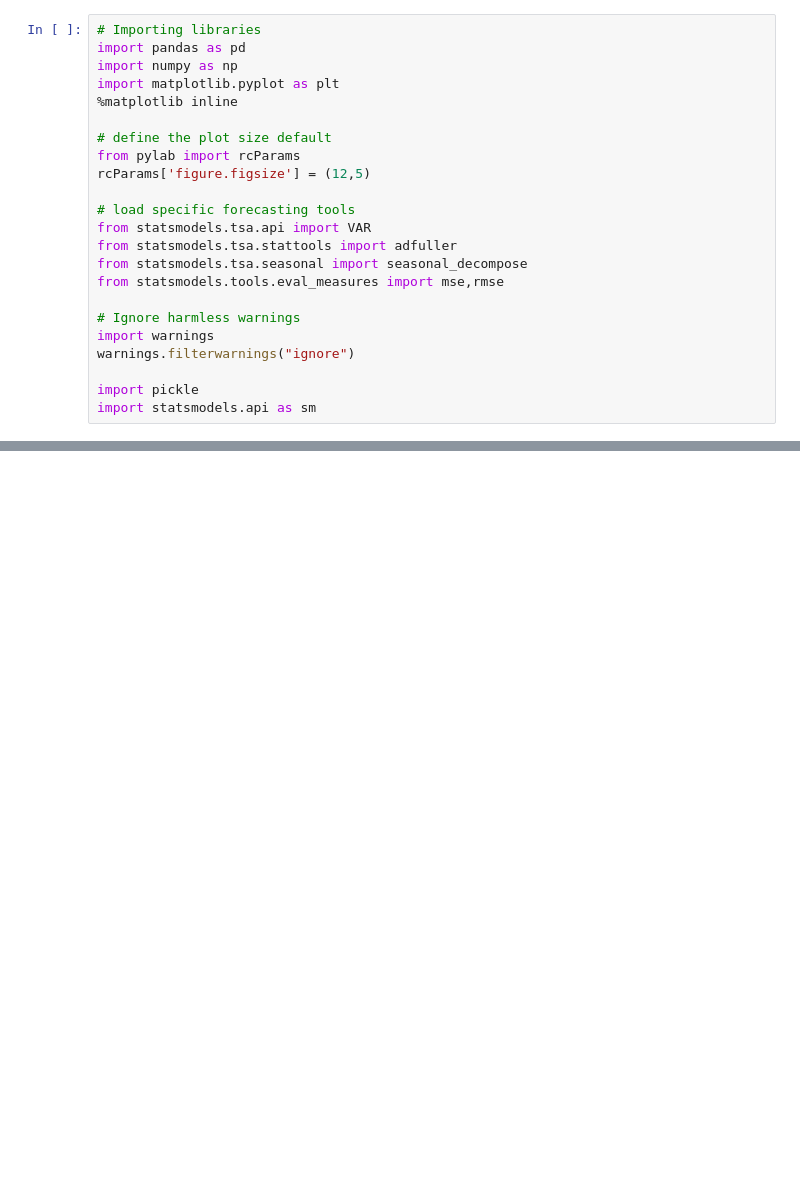
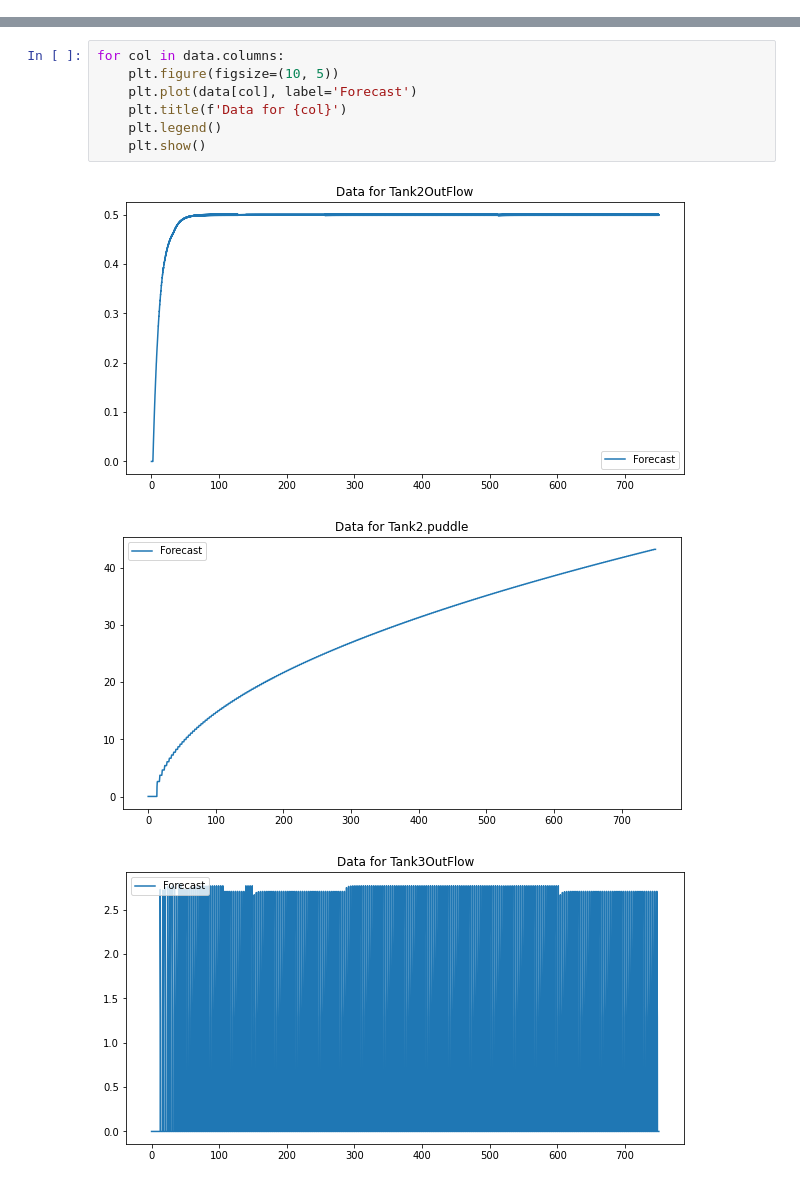
Before and after one commit to hayatu4islam/Adaptive_Fault_Detection, a Jupyter notebook: Fault Detection with VAR Models-Phy_CPS.ipynb, the cells around one changed output, grey strips where cells are left out. Drawn from its saved outputs; the diff is of its cells as text; blank space fills up the shorter version.

```diff
--- a/Fault Detection with VAR Models-Phy_CPS.ipynb
+++ b/Fault Detection with VAR Models-Phy_CPS.ipynb
@@ -1,23 +0,0 @@
-# %%
-# Importing libraries
-import pandas as pd
-import numpy as np
-import matplotlib.pyplot as plt
-%matplotlib inline
-
-# define the plot size default
-from pylab import rcParams
-rcParams['figure.figsize'] = (12,5)
-
-# load specific forecasting tools
-from statsmodels.tsa.api import VAR
-from statsmodels.tsa.stattools import adfuller
-from statsmodels.tsa.seasonal import seasonal_decompose
-from statsmodels.tools.eval_measures import mse,rmse
-
-# Ignore harmless warnings
-import warnings
-warnings.filterwarnings("ignore")
-
-import pickle
-import statsmodels.api as sm
@@ -146,0 +149,11 @@ ValueError: Inferred frequency None from passed values does not conform to passe
+# %%
+for col in data.columns:
+    plt.figure(figsize=(10, 5))
+    plt.plot(data[col], label='Forecast')
+    plt.title(f'Data for {col}')
+    plt.legend()
+    plt.show()
+# %% [output]
+[figure, added]
+[figure, added]
+[figure, added]
```
Also changed, not shown: parts of 6 cells of this notebook.
